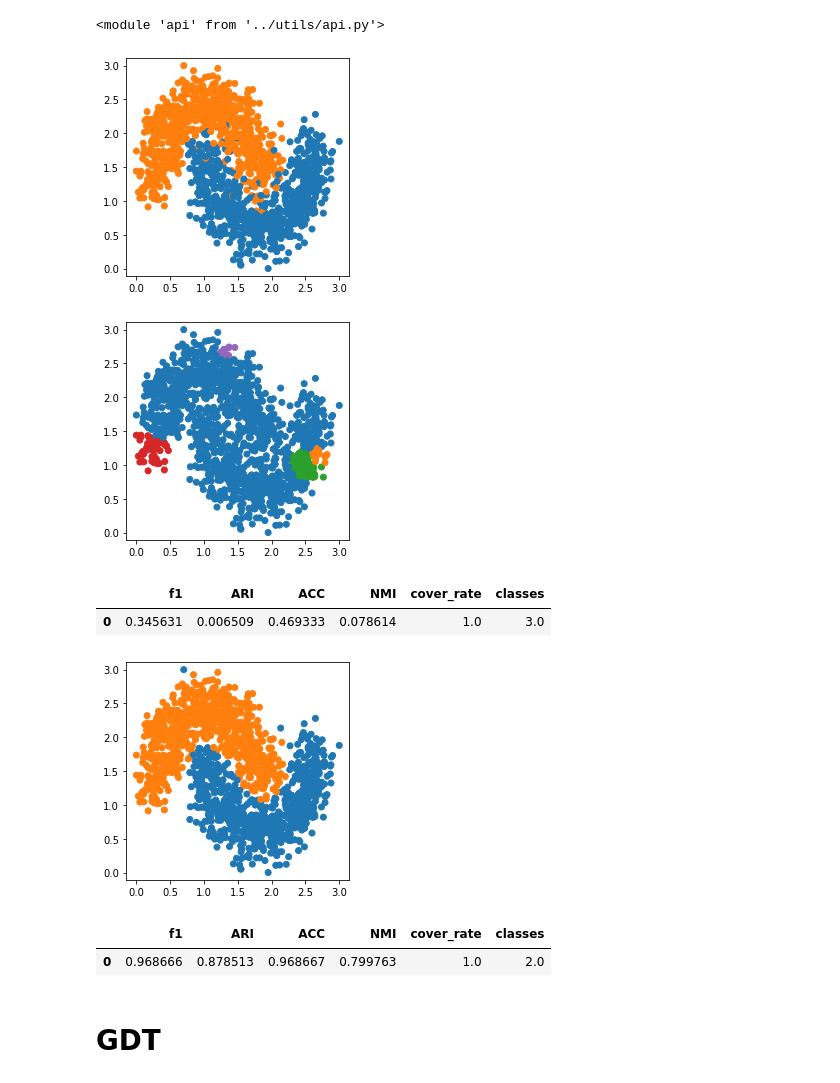
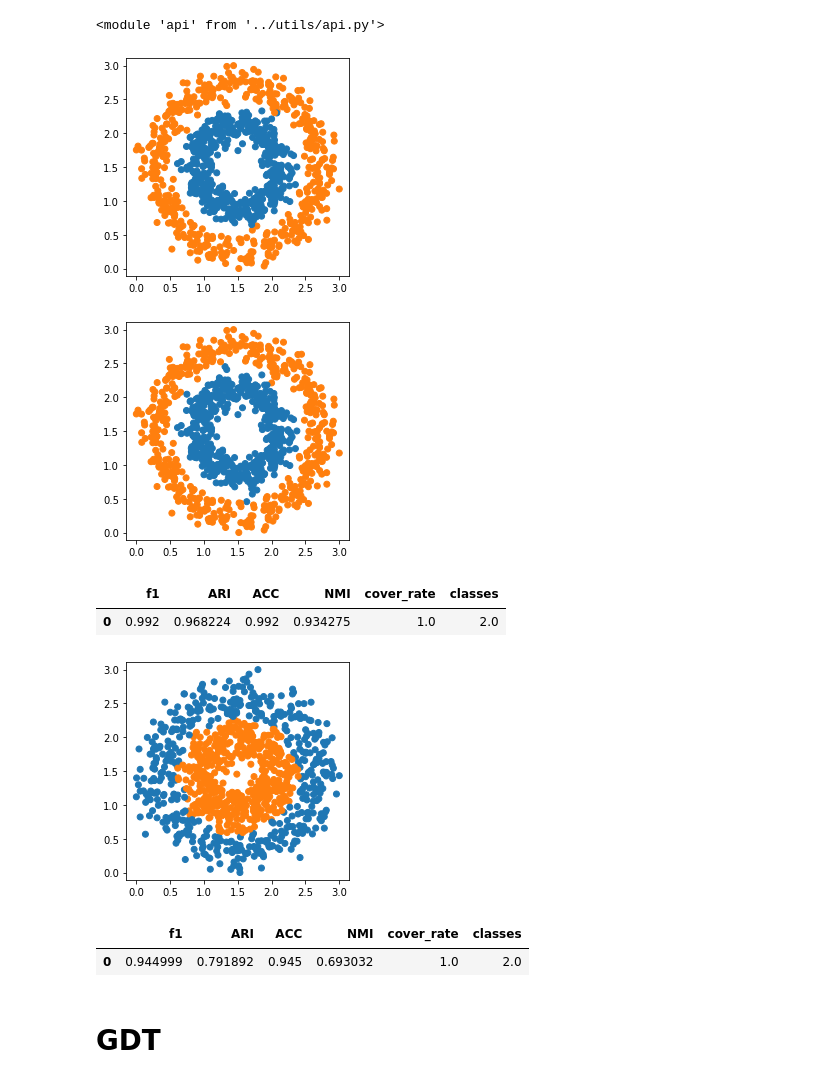
Before and after one commit to gaozhangyang/GIT, a Jupyter notebook: ex1_toy/experiments_change_noise.ipynb, the cells around one changed output. Cells and saved outputs as stored; diff of their text form; code cells hidden in the pictures.

```diff
--- a/ex1_toy/experiments_change_noise.ipynb
+++ b/ex1_toy/experiments_change_noise.ipynb
@@ -22,45 +22,42 @@ import time
 # %%
 def get_moons(noise):
     scaler = MinMaxScaler(feature_range=(0, 3))
-    moons, labels = datasets.make_moons(n_samples=1500, noise=noise)
+    moons, labels = datasets.make_moons(n_samples=1000, noise=noise)
     scaler.fit(moons)
     moons = scaler.transform(moons)
     return moons,labels
 
 def get_circles(noise):
     scaler = MinMaxScaler(feature_range=(0, 3))
-    circles, labels = datasets.make_circles(n_samples=1500, noise=noise,factor=0.50)
+    circles, labels = datasets.make_circles(n_samples=1000, noise=noise,factor=0.50)
     scaler.fit(circles)
     circles = scaler.transform(circles)
     return circles,labels
 # %%
-X,Y_true = get_moons(0.2)
+X,Y_true = get_circles(0.1)
 plot_tools.autoPlot(X,Y_true)
 # %% [output]
-[figure, old version]
+[figure, new version]
 # %%
-Y_pred=api.DGSFC.fit(  X,
-                  K_d=10,
-                  K_s=4,
-                  alpha=0.1,
-                  epsilon=0,
+Y_pred=api.GIT.fit(  X,
+                  k=13,
+                  target_ratio=[1,1],
                   plot=False,
-                  scale=True
                  )
 plot_tools.autoPlot(X,Y_pred)
 
 Y_pred,Y_true=matchY(Y_pred,Y_true)
 
 result=measures_calculator(Y_true, Y_pred)
 result
 # %% [output]
-[figure, old version]
+[figure, new version]
 |  | f1 | ARI | ACC | NMI | cover_rate | classes |
-| 0 | 0.345631 | 0.006509 | 0.469333 | 0.078614 | 1.0 | 3.0 |
+| 0 | 0.992 | 0.968224 | 0.992 | 0.934275 | 1.0 | 2.0 |
 # %%
 from Spectacl import Spectacl
 # %%
-Y_pred = Spectacl(affinity="radius_neighbors", n_clusters=2, epsilon=0.3).fit_predict(X)
+Y_pred = Spectacl(affinity="radius_neighbors", n_clusters=2, epsilon=0.9).fit_predict(X)
 plot_tools.autoPlot(X,Y_pred)
 
 Y_pred,Y_true=matchY(Y_pred,Y_true)
@@ -68,9 +65,9 @@ Y_pred,Y_true=matchY(Y_pred,Y_true)
 result=measures_calculator(Y_true, Y_pred)
 result
 # %% [output]
-[figure, old version]
+[figure, new version]
 |  | f1 | ARI | ACC | NMI | cover_rate | classes |
-| 0 | 0.968666 | 0.878513 | 0.968667 | 0.799763 | 1.0 | 2.0 |
+| 0 | 0.944999 | 0.791892 | 0.945 | 0.693032 | 1.0 | 2.0 |
 # %%
 class DataLoader:
     def __init__(self):
```
Also changed, not shown: 35 other files.
